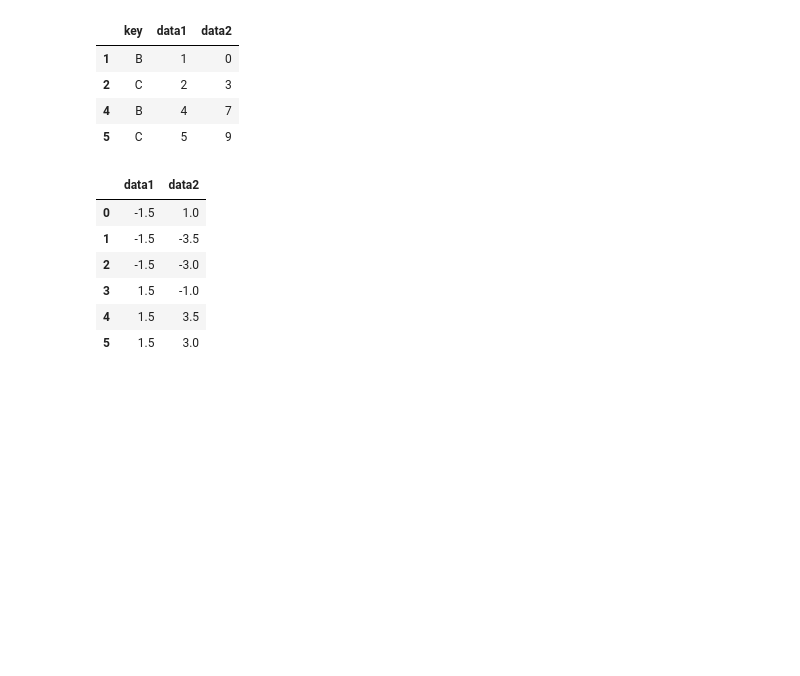
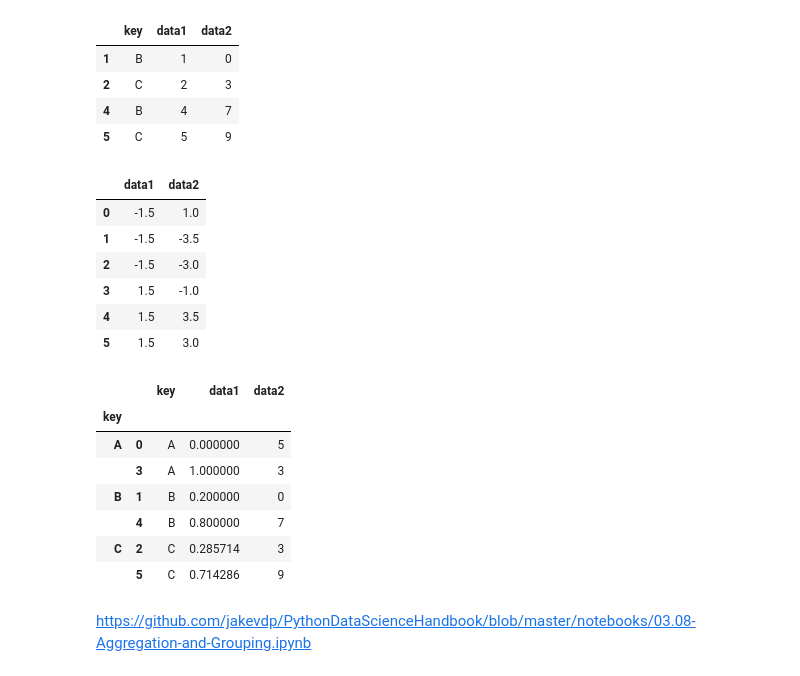
Before and after one commit to wbfrench1/Python_Data_Science_Handbook, a Jupyter notebook: src/09_20_2024_Agg_and_Group.ipynb, the cells around one changed output. Saved outputs shown, nothing was run; the diff lists cells and outputs as text; code cells hidden in the pictures; blank space fills up the shorter version.

```diff
--- a/src/09_20_2024_Agg_and_Group.ipynb
+++ b/src/09_20_2024_Agg_and_Group.ipynb
@@ -232,3 +232,21 @@ df.groupby('key').transform(center)
 | 3 | 1.5 | -1.0 |
 | 4 | 1.5 | 3.5 |
 | 5 | 1.5 | 3.0 |
+# %%
+def norm_by_data2(x):
+    # x is a DataFrame of group values
+    x['data1'] /= x['data1'].sum()
+    return x
+
+df.groupby('key').apply(norm_by_data2)
+# %% [output]
+|  |  | key | data1 | data2 |
+| key |  |  |  |  |
+| A | 0 | A | 0.000000 | 5 |
+|  | 3 | A | 1.000000 | 3 |
+| B | 1 | B | 0.200000 | 0 |
+|  | 4 | B | 0.800000 | 7 |
+| C | 2 | C | 0.285714 | 3 |
+|  | 5 | C | 0.714286 | 9 |
+# %% [markdown]
+https://github.com/jakevdp/PythonDataScienceHandbook/blob/master/notebooks/03.08-Aggregation-and-Grouping.ipynb
```
